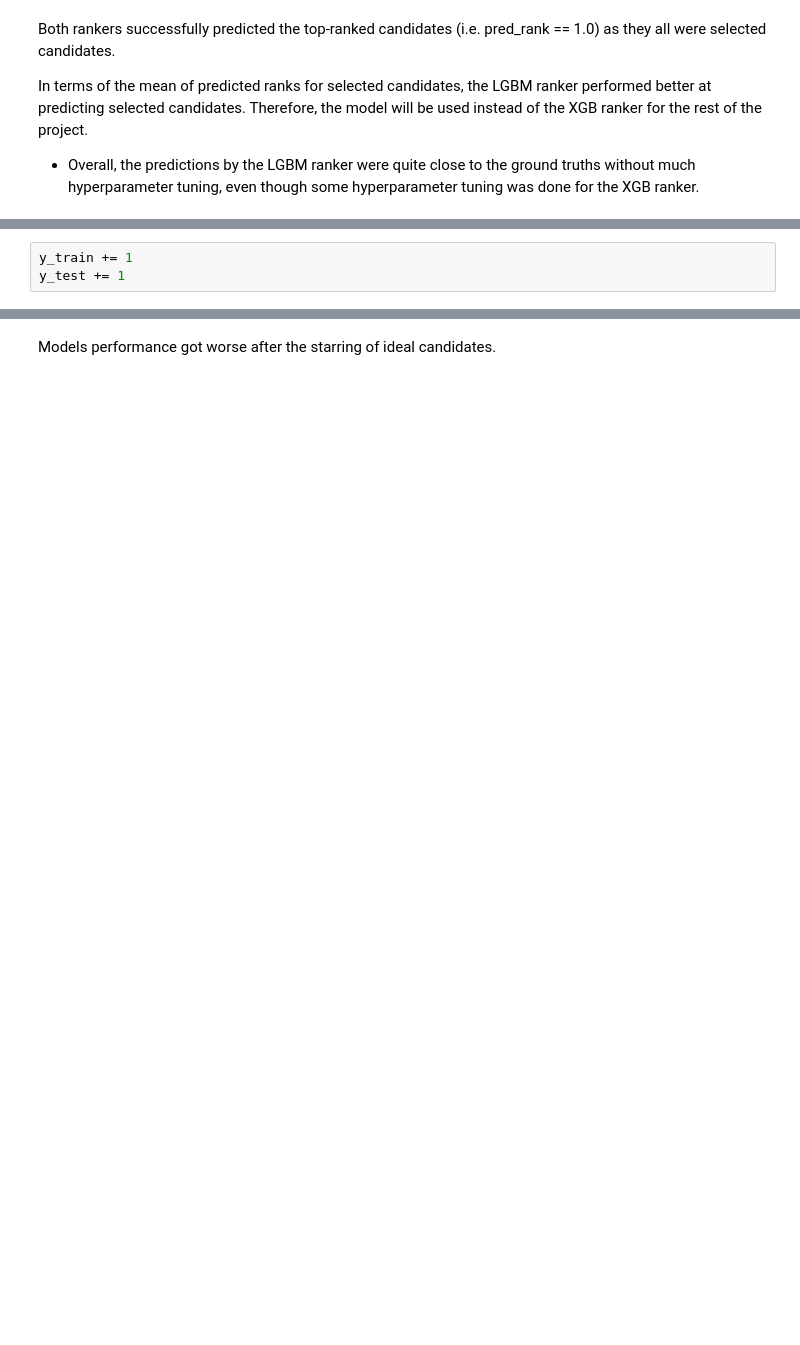
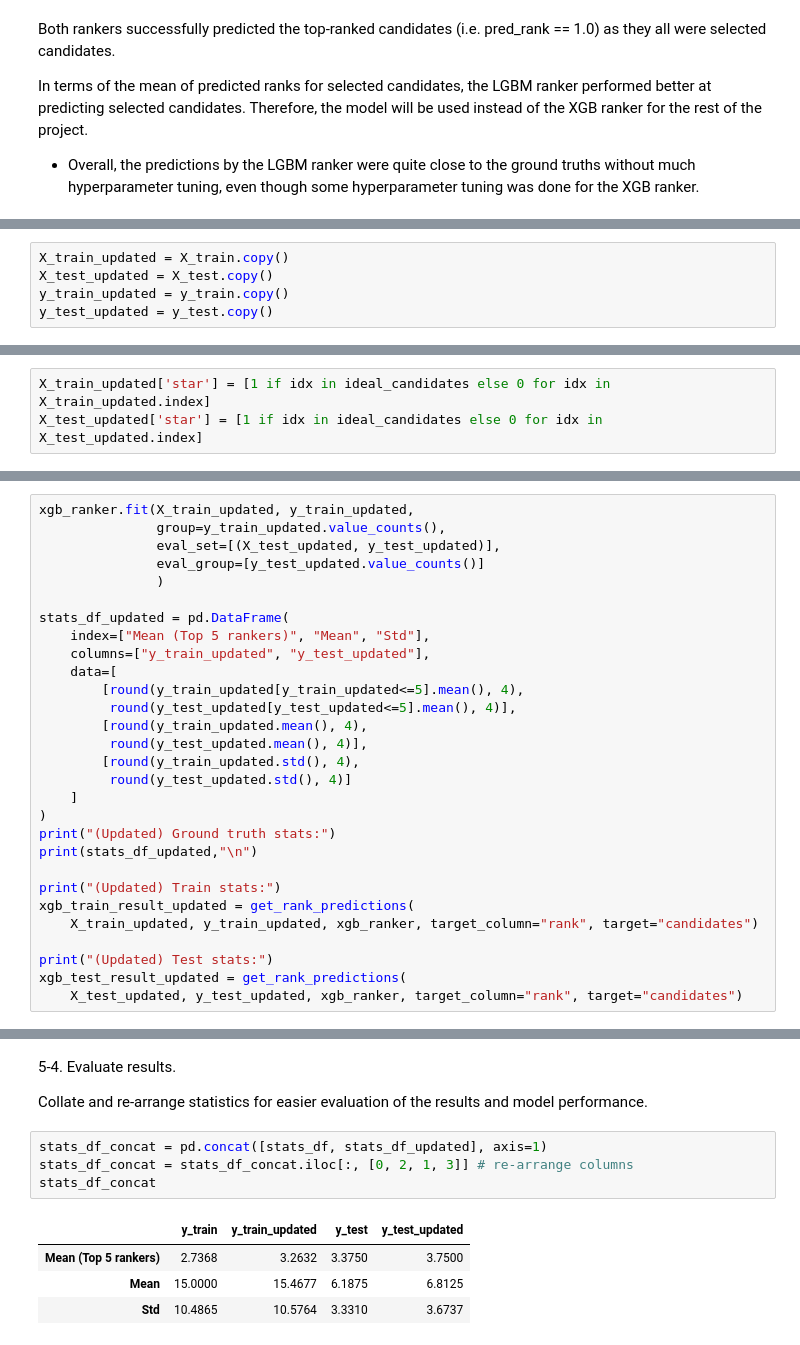
Before and after one commit to henryhyunwookim/Potential-Talents, a Jupyter notebook: Potential Talents_v4.ipynb, the cells around one changed output, grey strips where cells are left out. Saved outputs shown, nothing was run; the diff lists cells and outputs as text; blank space fills up the shorter version.

```diff
--- a/Potential Talents_v4.ipynb
+++ b/Potential Talents_v4.ipynb
@@ -477,3 +473,0 @@ Add 1 to the ranks of all candidates (e.g. rank 1 will become rank 2) and set th
-# %%
-y_train += 1
-y_test += 1
@@ -479,0 +485,5 @@ y_test += 1
+# %%
+X_train_updated = X_train.copy()
+X_test_updated = X_test.copy()
+y_train_updated = y_train.copy()
+y_test_updated = y_test.copy()
@@ -479,0 +494,3 @@ y_test += 1
+# %%
+X_train_updated['star'] = [1 if idx in ideal_candidates else 0 for idx in X_train_updated.index]
+X_test_updated['star'] = [1 if idx in ideal_candidates else 0 for idx in X_test_updated.index]
@@ -542,0 +523,29 @@ Mean absolute difference between each pair of rank and predicted rank: 3.8226
+# %%
+xgb_ranker.fit(X_train_updated, y_train_updated,
+               group=y_train_updated.value_counts(),
+               eval_set=[(X_test_updated, y_test_updated)],
+               eval_group=[y_test_updated.value_counts()]
+               )
+
+stats_df_updated = pd.DataFrame(
+    index=["Mean (Top 5 rankers)", "Mean", "Std"],
+    columns=["y_train_updated", "y_test_updated"],
+    data=[
+        [round(y_train_updated[y_train_updated<=5].mean(), 4),
+         round(y_test_updated[y_test_updated<=5].mean(), 4)],
+        [round(y_train_updated.mean(), 4),
+         round(y_test_updated.mean(), 4)],
+        [round(y_train_updated.std(), 4),
+         round(y_test_updated.std(), 4)]
+    ]
+)
+print("(Updated) Ground truth stats:")
+print(stats_df_updated,"\n")
+
+print("(Updated) Train stats:")
+xgb_train_result_updated = get_rank_predictions(
+    X_train_updated, y_train_updated, xgb_ranker, target_column="rank", target="candidates")
+
+print("(Updated) Test stats:")
+xgb_test_result_updated = get_rank_predictions(
+    X_test_updated, y_test_updated, xgb_ranker, target_column="rank", target="candidates")
@@ -585,2 +608,13 @@ Mean absolute difference between each pair of rank and predicted rank: 4.2581
-# %% [markdown]
-Models performance got worse after the starring of ideal candidates.
+# %% [markdown]
+5-4. Evaluate results.
+
+Collate and re-arrange statistics for easier evaluation of the results and model performance.
+# %%
+stats_df_concat = pd.concat([stats_df, stats_df_updated], axis=1)
+stats_df_concat = stats_df_concat.iloc[:, [0, 2, 1, 3]] # re-arrange columns
+stats_df_concat
+# %% [output]
+|  | y_train | y_train_updated | y_test | y_test_updated |
+| Mean (Top 5 rankers) | 2.7368 | 3.2632 | 3.3750 | 3.7500 |
+| Mean | 15.0000 | 15.4677 | 6.1875 | 6.8125 |
+| Std | 10.4865 | 10.5764 | 3.3310 | 3.6737 |
```
Also changed, not shown: parts of 25 cells of this notebook.
